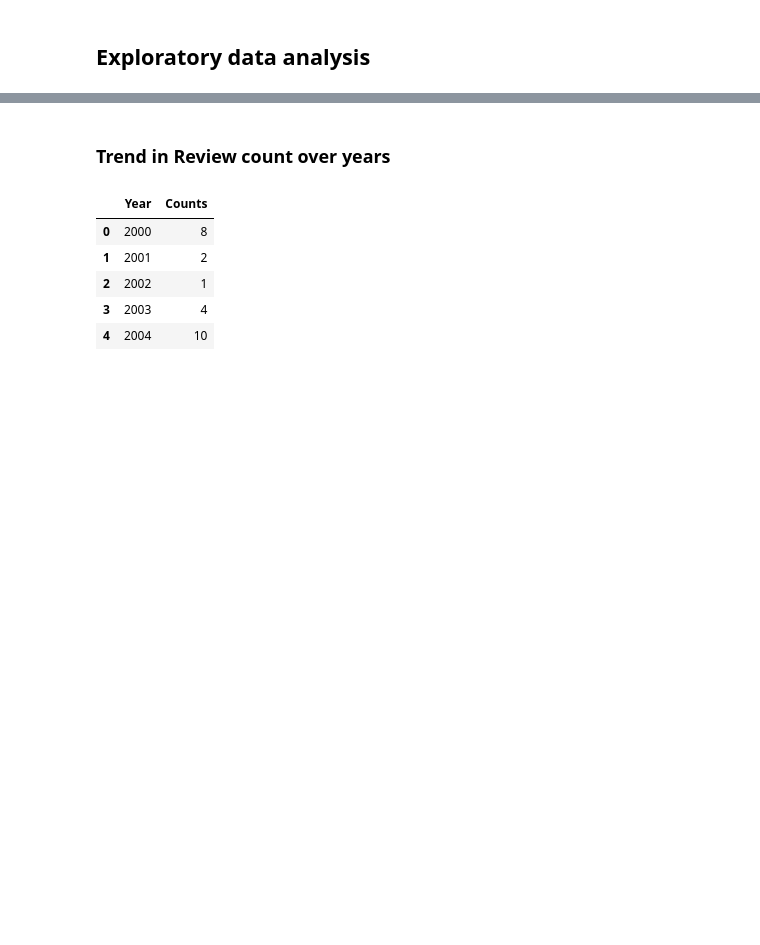
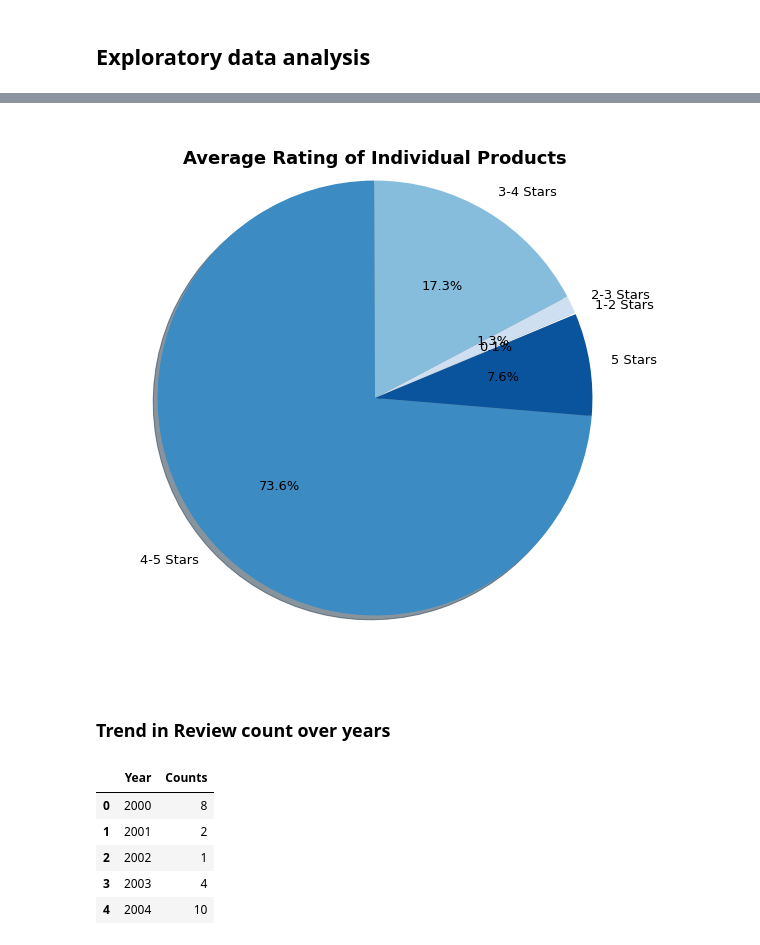
Before and after one commit to JoshSniderman/Merge, a Jupyter notebook: Kindle Reviews.ipynb, the cells around one changed output, grey strips where cells are left out. Saved outputs shown, nothing was run; the diff lists cells and outputs as text; code cells hidden in the pictures; blank space fills up the shorter version.

```diff
--- a/Kindle Reviews.ipynb
+++ b/Kindle Reviews.ipynb
@@ -101,3 +121,27 @@ df.head()
+# %%
+#Breakdown of average score of books
+
+kindle_group = df.groupby("asin")
+kindle_avg = kindle_group.mean()
+kindle_df = pd.DataFrame(kindle_avg)
+
+bins = [0,1.999,2.999,3.999,4.999,5]
+labels = ["1-2 Stars", "2-3 Stars", "3-4 Stars", "4-5 Stars","5 Stars"]
+kindle_df["Review Bin"] = pd.cut(kindle_df["overall"], bins, labels = labels, include_lowest = True)
+rating_group = kindle_df.groupby("Review Bin").size()
+
+plt.figure(figsize=(10, 10))
+cmap = plt.get_cmap("Blues")
+color = cmap(np.array(np.arange(5)*55))
+plt.rcParams['font.size'] = 13.0
+plt.pie(rating_group, labels = labels, colors = color, autopct = "%1.1f%%", shadow=True,startangle = 382.68)
+plt.title("Average Rating of Individual Products", fontsize=18, y=.92, weight = 'bold')
+plt.savefig("./Average_Rating_pre_5_removal.png")
+
+
+plt.show()
+# %% [output]
+[figure, added]
 # %% [markdown]
 ### Trend in Review count over years
 # %%
```
Also changed, not shown: parts of 8 cells of this notebook.
